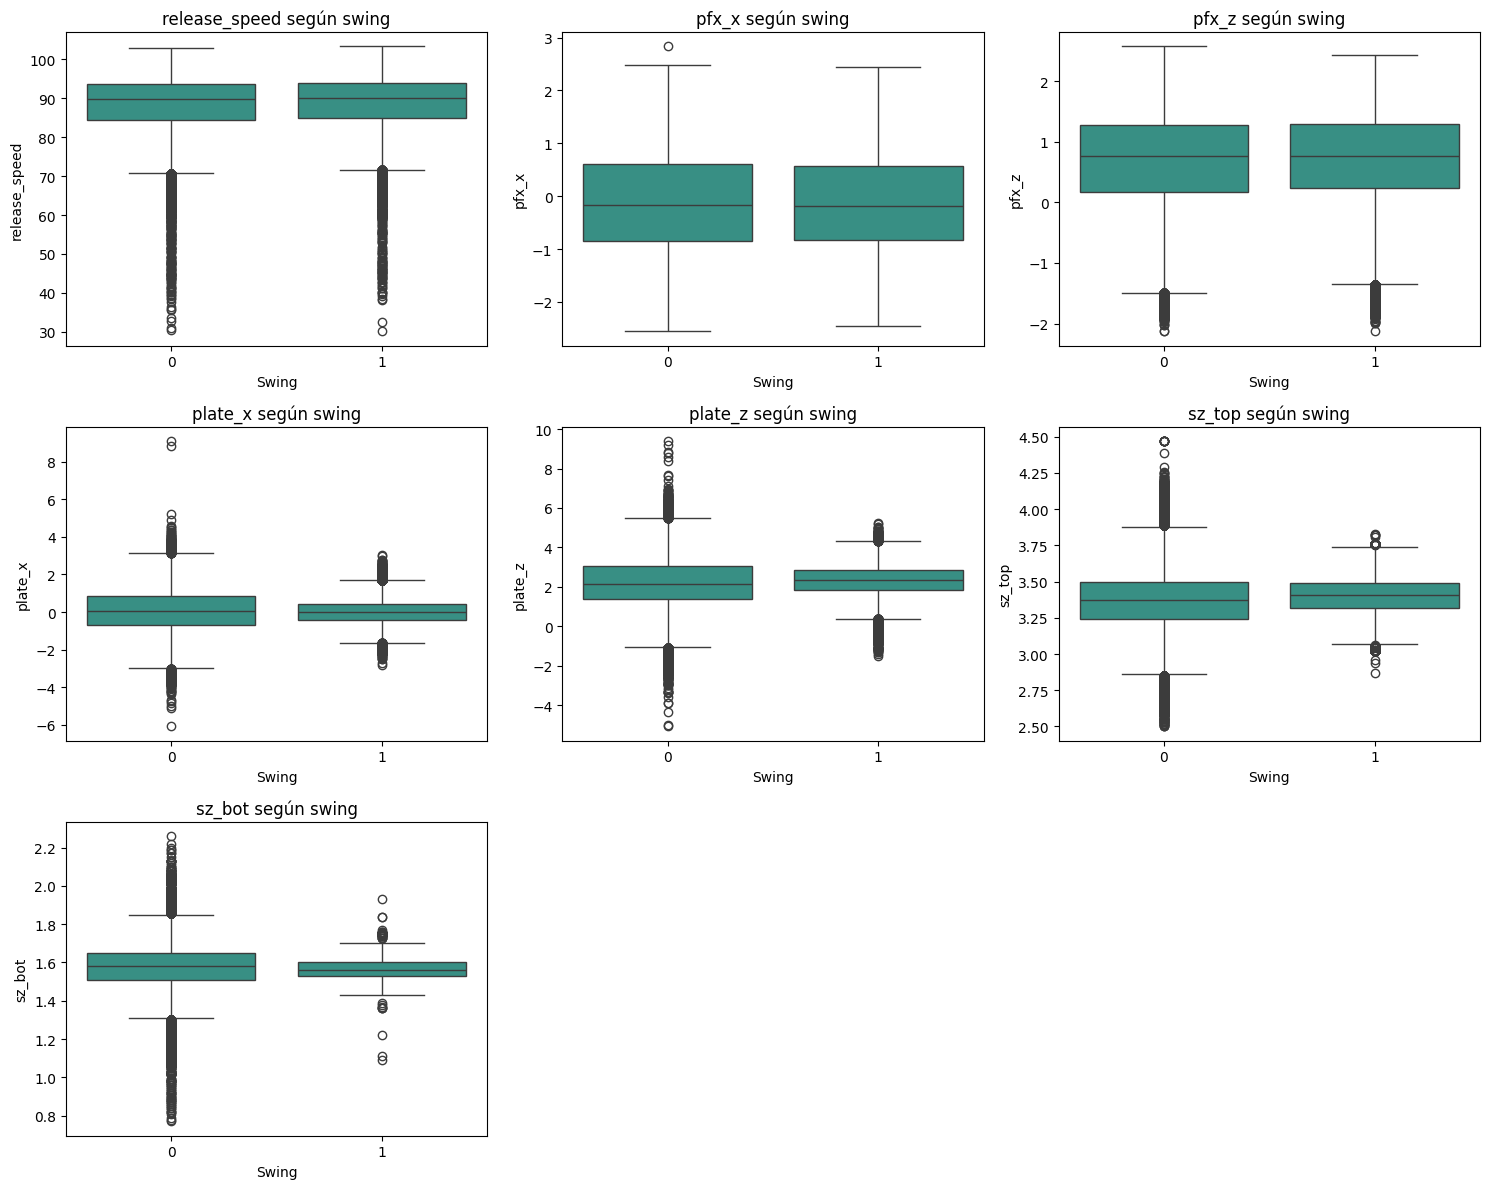
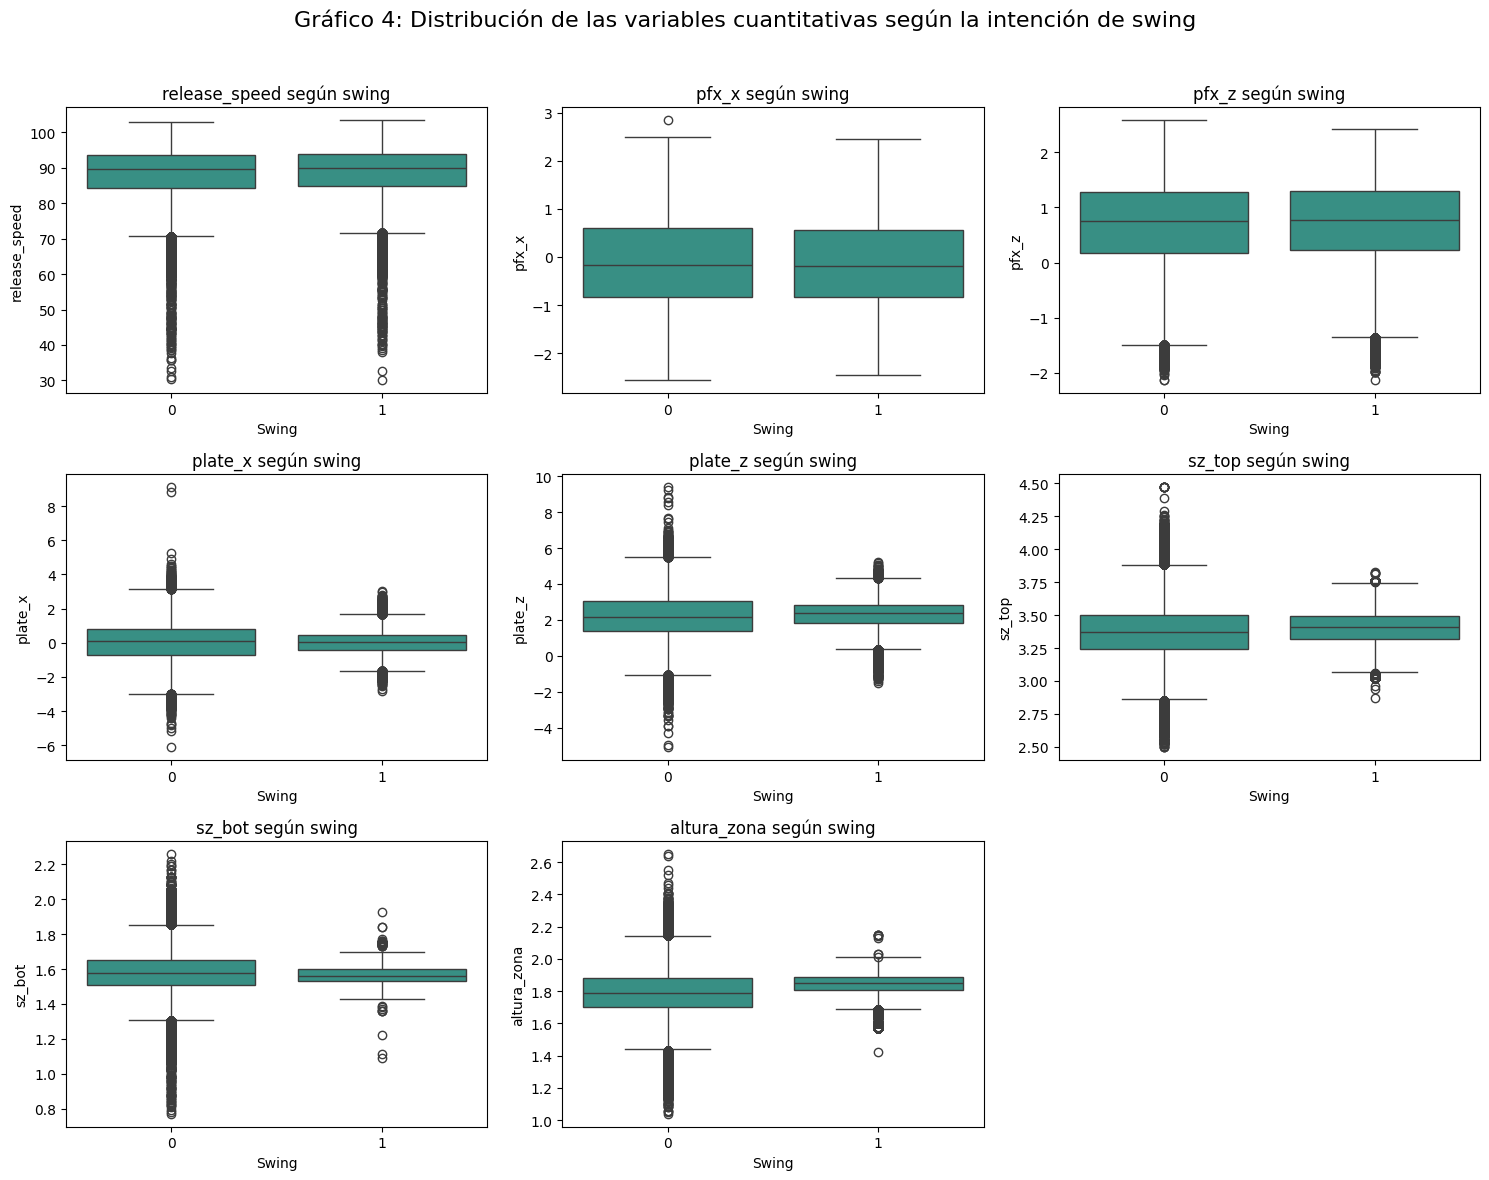
The change to this notebook cell's code, shown as a diff; its figure went from the first image to the second:
--- before
+++ after
@@ -7,5 +7,6 @@
     "plate_z",
     "sz_top",
-    "sz_bot"
+    "sz_bot",
+    "altura_zona"
 ]
 
@@ -19,8 +20,8 @@
         x="swing",
         y=variable,
-        color = "#2A9D8F",
+        color="#2A9D8F",
         ax=axes[i]
     )
-    
+
     axes[i].set_title(f"{variable} según swing")
     axes[i].set_xlabel("Swing")
@@ -31,6 +32,12 @@
     axes[j].remove()
 
-plt.tight_layout()
+# Título general
+fig.suptitle(
+    "Gráfico 4: Distribución de las variables cuantitativas según la intención de swing",
+    fontsize=16
+)
+
+# Dejar espacio para el título
+plt.tight_layout(rect=[0, 0, 1, 0.96])
+
 plt.show()
-
-#cambiar color

Commit: Mejora en redacción general. Falta revisar la selección de variables.